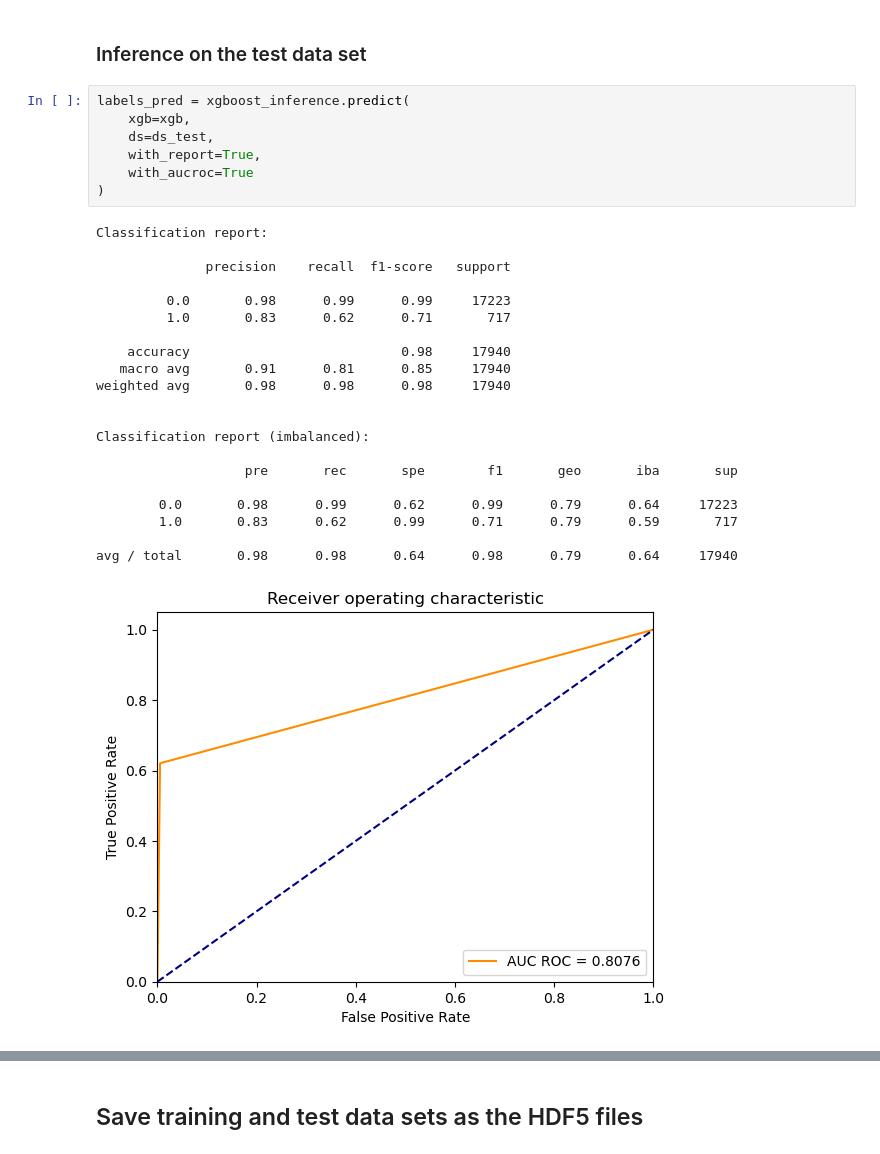
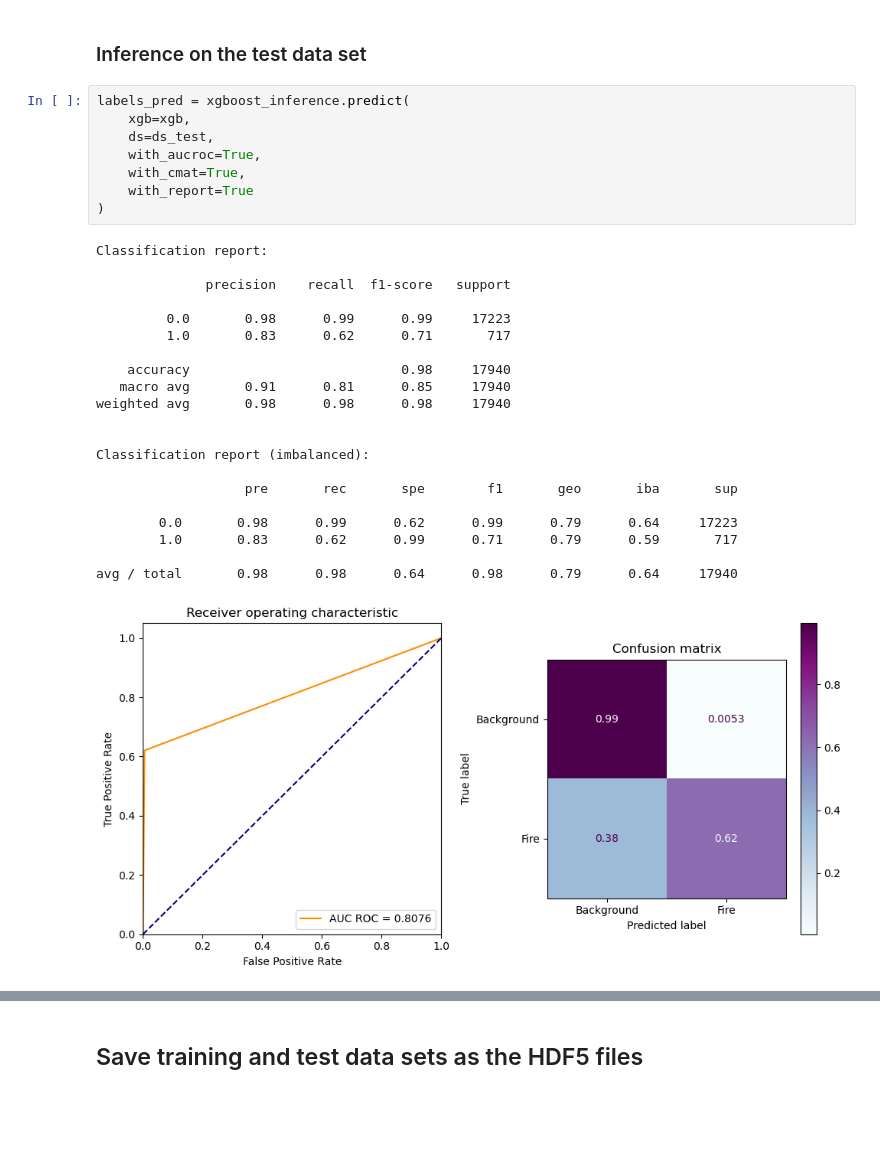
Before and after one commit to natural-hazards/wildfires, a Jupyter notebook: notebooks/pca_example.ipynb, the cells around one changed output, grey strips where cells are left out. Cells and saved outputs as stored; diff of their text form; blank space fills up the shorter version.

```diff
--- a/notebooks/pca_example.ipynb
+++ b/notebooks/pca_example.ipynb
@@ -302,30 +303,31 @@ plt_pylab.show()
 # %%
 labels_pred = xgboost_inference.predict(
     xgb=xgb,
     ds=ds_test,
-    with_report=True,
-    with_aucroc=True
+    with_aucroc=True,
+    with_cmat=True,
+    with_report=True
 )
 # %% [output]
 Classification report:
 
               precision    recall  f1-score   support
 
          0.0       0.98      0.99      0.99     17223
          1.0       0.83      0.62      0.71       717
 
     accuracy                           0.98     17940
    macro avg       0.91      0.81      0.85     17940
 weighted avg       0.98      0.98      0.98     17940
 
 
 Classification report (imbalanced):
 
                    pre       rec       spe        f1       geo       iba       sup
 
         0.0       0.98      0.99      0.62      0.99      0.79      0.64     17223
         1.0       0.83      0.62      0.99      0.71      0.79      0.59       717
 
 avg / total       0.98      0.98      0.64      0.98      0.79      0.64     17940
-[figure, old version]
+[figure, new version]
 # %%
```
Also changed, not shown: parts of 10 cells of this notebook, 4 other files.
